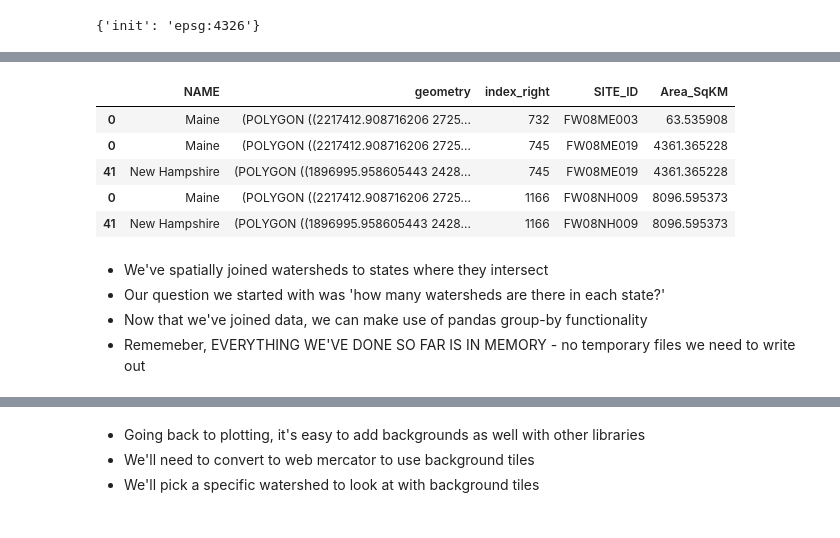
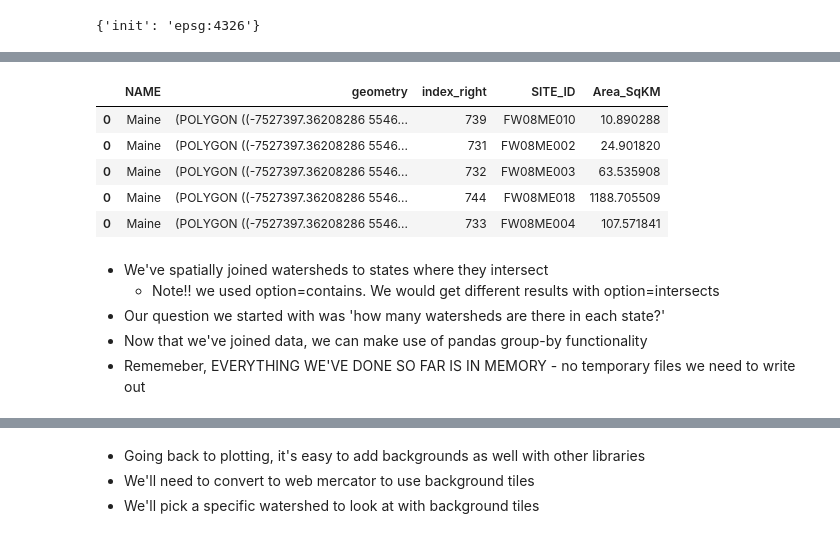
Before and after one commit to mhweber/GIS_Workgroup2019, a Jupyter notebook: Marc_GIS_Workgroup_2019.ipynb, the cells around one changed output, grey strips where cells are left out. Drawn from its saved outputs; the diff is of its cells as text; code cells hidden in the pictures.

```diff
--- a/Marc_GIS_Workgroup_2019.ipynb
+++ b/Marc_GIS_Workgroup_2019.ipynb
@@ -247,15 +262,16 @@ wshds = wshds[['SITE_ID','Area_SqKM','geometry']] # Only keep these columns
 # %%
-states_and_wshds = gpd.sjoin(states, wshds, how="inner", op='intersects')
+states_and_wshds = gpd.sjoin(states, wshds, how="inner", op='contains')
 states_and_wshds.head()
 # %% [output]
 |  | NAME | geometry | index_right | SITE_ID | Area_SqKM |
-| 0 | Maine | (POLYGON ((2217412.908716206 2725... | 732 | FW08ME003 | 63.535908 |
-| 0 | Maine | (POLYGON ((2217412.908716206 2725... | 745 | FW08ME019 | 4361.365228 |
-| 41 | New Hampshire | (POLYGON ((1896995.958605443 2428... | 745 | FW08ME019 | 4361.365228 |
-| 0 | Maine | (POLYGON ((2217412.908716206 2725... | 1166 | FW08NH009 | 8096.595373 |
-| 41 | New Hampshire | (POLYGON ((1896995.958605443 2428... | 1166 | FW08NH009 | 8096.595373 |
+| 0 | Maine | (POLYGON ((-7527397.36208286 5546... | 739 | FW08ME010 | 10.890288 |
+| 0 | Maine | (POLYGON ((-7527397.36208286 5546... | 731 | FW08ME002 | 24.901820 |
+| 0 | Maine | (POLYGON ((-7527397.36208286 5546... | 732 | FW08ME003 | 63.535908 |
+| 0 | Maine | (POLYGON ((-7527397.36208286 5546... | 744 | FW08ME018 | 1188.705509 |
+| 0 | Maine | (POLYGON ((-7527397.36208286 5546... | 733 | FW08ME004 | 107.571841 |
 # %% [markdown]
 - We've spatially joined watersheds to states where they intersect
+    - Note!! we used option=contains.  We would get different results with option=intersects
 - Our question we started with was 'how many watersheds are there in each state?'
 - Now that we've joined data, we can make use of pandas group-by functionality
 - Rememeber, EVERYTHING WE'VE DONE SO FAR IS IN MEMORY - no temporary files we need to write out
```
Also changed, not shown: parts of 31 cells of this notebook.
